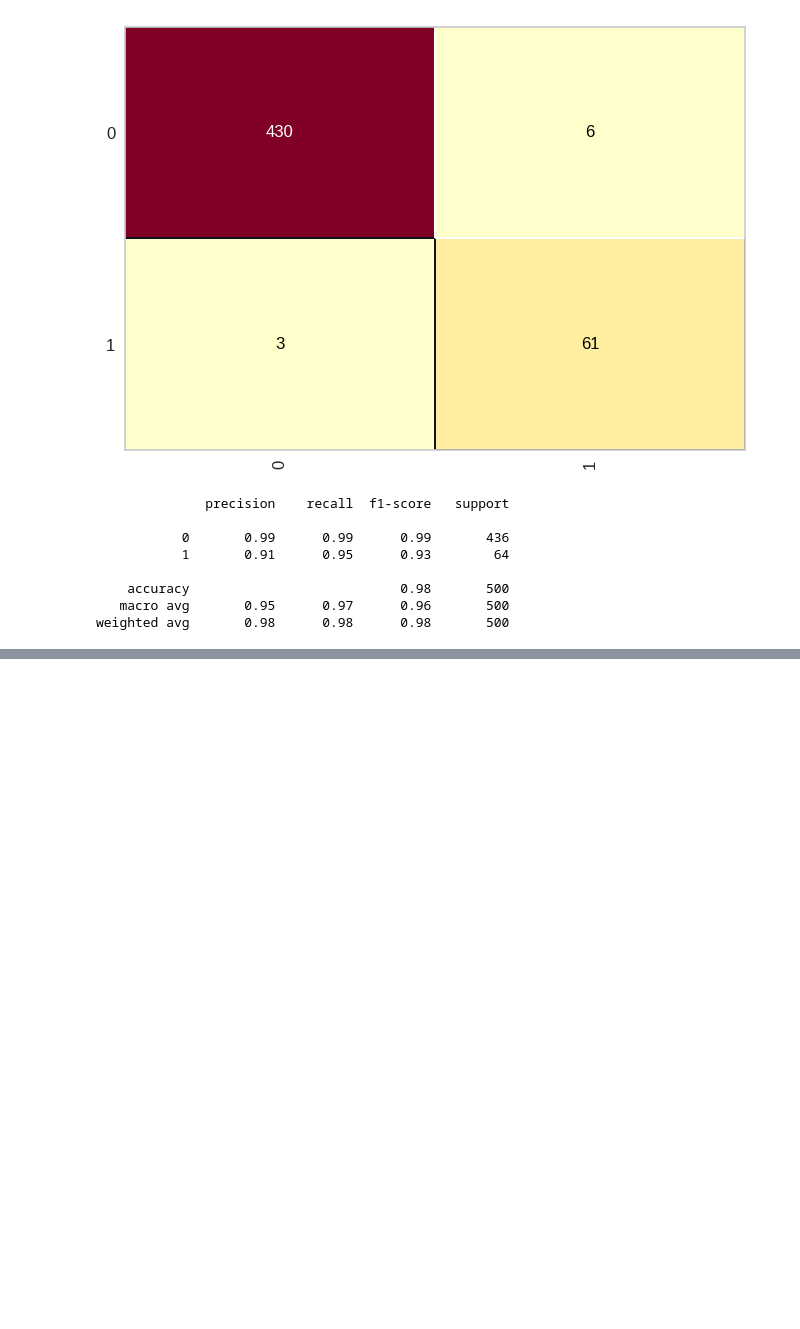
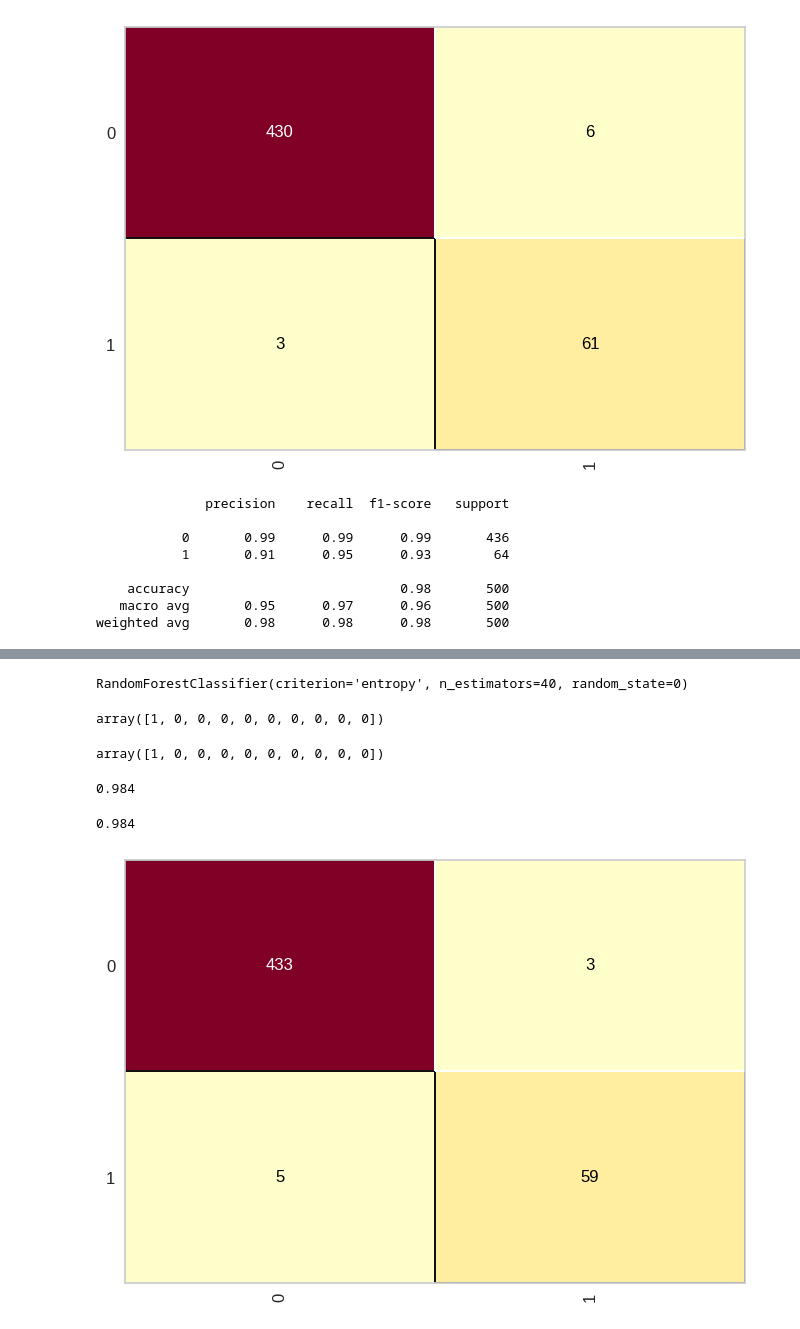
Before and after one commit to httpsdfaa/science-data-studies, a Jupyter notebook: machine-learning-az/machine_learning_course/árvore-decisão/arvore-decisao-code.ipynb, the cells around one changed output, grey strips where cells are left out. Cells and saved outputs as stored; diff of their text form; code cells hidden in the pictures; blank space fills up the shorter version.

Commit message:
learning about random forest

```diff
--- a/machine-learning-az/machine_learning_course/árvore-decisão/arvore-decisao-code.ipynb
+++ b/machine-learning-az/machine_learning_course/árvore-decisão/arvore-decisao-code.ipynb
@@ -263,0 +270,3 @@ weighted avg       0.98      0.98      0.98       500
+# %%
+with open('credit.pkl', 'rb') as f:
+    x_credit_treinamento, y_credit_treinamento, x_credit_teste, y_credit_teste = pickle.load(f);
@@ -263,0 +281,5 @@ weighted avg       0.98      0.98      0.98       500
+# %%
+random_forest = RandomForestClassifier(n_estimators=40, criterion='entropy', random_state=0) # n_estimators significa o numero de arvores
+random_forest.fit(x_credit_treinamento, y_credit_treinamento)
+# %% [output]
+RandomForestClassifier(criterion='entropy', n_estimators=40, random_state=0)
@@ -263,0 +288,19 @@ weighted avg       0.98      0.98      0.98       500
+# %%
+previsores[0:10]
+# %% [output]
+array([1, 0, 0, 0, 0, 0, 0, 0, 0, 0])
+# %%
+y_credit_teste[0:10]
+# %% [output]
+array([1, 0, 0, 0, 0, 0, 0, 0, 0, 0])
+# %%
+accuracy_score(y_credit_teste, previsores)
+# %% [output]
+0.984
+# %%
+cm = ConfusionMatrix(random_forest)
+cm.fit(x_credit_treinamento, y_credit_treinamento)
+cm.score(x_credit_teste, y_credit_teste)
+# %% [output]
+0.984
+[figure, added]
```
Also changed, not shown: parts of 19 cells of this notebook, 1 other file.
